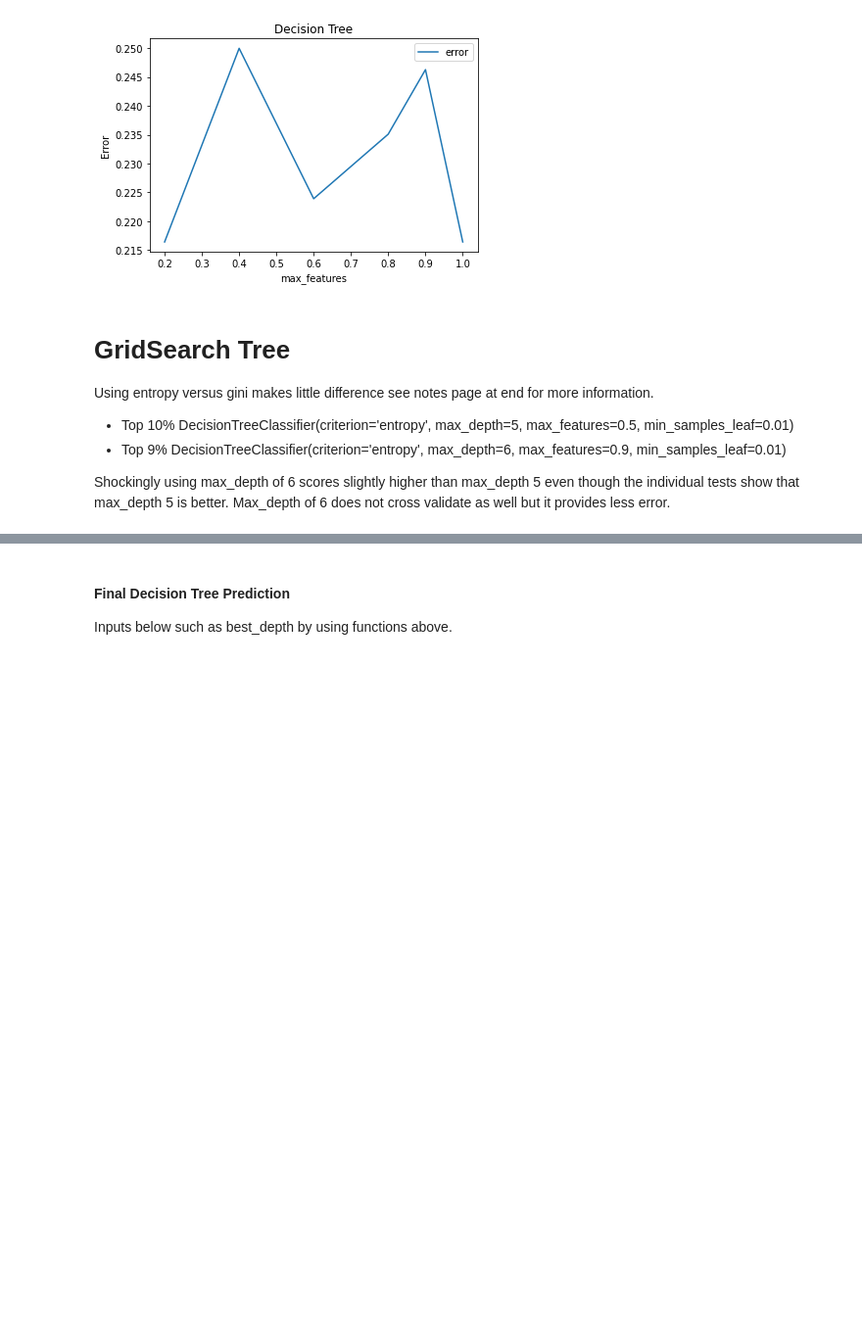
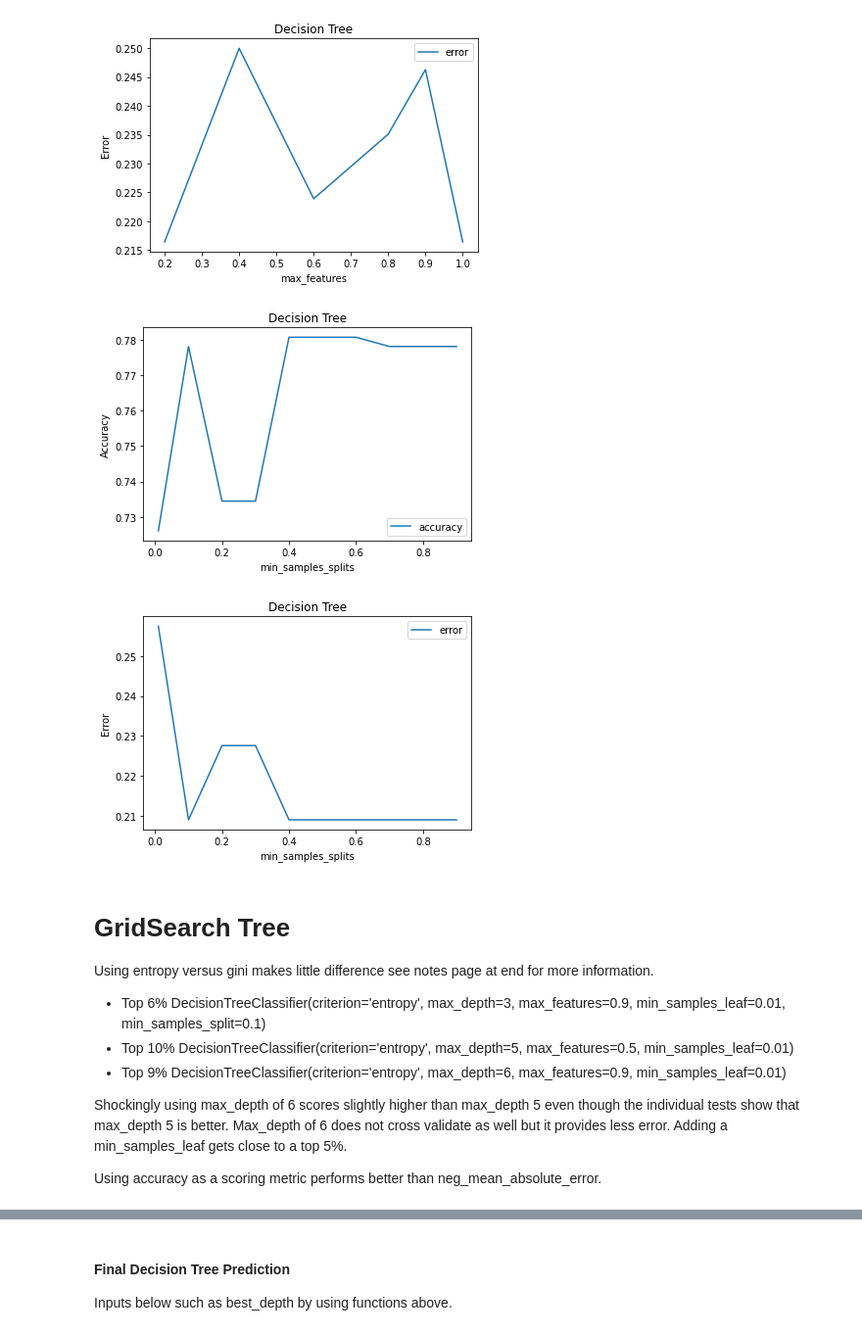
Before and after one commit to ScottySchmidt/MachineLearning, a Jupyter notebook: dtree.ipynb, the cells around one changed output, grey strips where cells are left out. Shown at 98% size. Cells and saved outputs as stored; diff of their text form; code cells hidden in the pictures; blank space fills up the shorter version.

```diff
--- a/dtree.ipynb
+++ b/dtree.ipynb
@@ -308,15 +308,53 @@ calcMax()
 # %% [output]
 [figure]
 [figure]
+# %%
+def minSplit():
+    name='min_samples_splits'
+    numbers = [.01, .1, .2, .3, .4, .5, .6, .7, .8, .9]
+    accList=[]
+    maeList=[]
+
+    for n in numbers:
+        tree = DecisionTreeClassifier(min_samples_split=n, random_state=42)
+        tree.fit(X_train, y_train)
+        y_pred = tree.predict(X_test)
+        mae = mean_absolute_error(y_test, y_pred).round(4)
+        treeAUC = round( metrics.roc_auc_score(y_test, y_pred), 4 )
+        maeList.append(mae)
+        accList.append(treeAUC)
+        #print(d, " max_depth || AUC ", treeAUC, " || MAE: ", mae)
+
+    plt.plot(numbers,accList, label="accuracy")
+    plt.title('Decision Tree')
+    plt.xlabel(name)
+    plt.ylabel('Accuracy')
+    plt.legend()
+    plt.show()
+
+    plt.plot(numbers,maeList, label="error")
+    plt.title('Decision Tree')
+    plt.xlabel(name)
+    plt.ylabel('Error')
+    plt.legend()
+    plt.show()
+minSplit()
+# %% [output]
+[figure, added]
+[figure, added]
 # %% [markdown]
 # GridSearch Tree
 Using entropy versus gini makes little difference see notes page at end for more information.
+* Top 6% DecisionTreeClassifier(criterion='entropy', max_depth=3, max_features=0.9,
+                       min_samples_leaf=0.01, min_samples_split=0.1)
 * Top 10%  DecisionTreeClassifier(criterion='entropy', max_depth=5, max_features=0.5,
                        min_samples_leaf=0.01)
 * Top 9%  DecisionTreeClassifier(criterion='entropy', max_depth=6, max_features=0.9,
                        min_samples_leaf=0.01)
 
-Shockingly using max_depth of 6 scores slightly higher than max_depth 5 even though the individual tests show that max_depth 5 is better. Max_depth of 6 does not cross validate as well but it provides less error.
+Shockingly using max_depth of 6 scores slightly higher than max_depth 5 even though the individual tests show that max_depth 5 is better. Max_depth of 6 does not cross validate as well but it provides less error. Adding a min_samples_leaf gets close to a top 5%.
+
+Using accuracy as a scoring metric performs better than neg_mean_absolute_error.
 # %%
 tree_param = {'criterion':['entropy', 'gini'],
             'max_depth':[2, 3,4,5, 6, 7],
```
Also changed, not shown: parts of 6 cells of this notebook.
